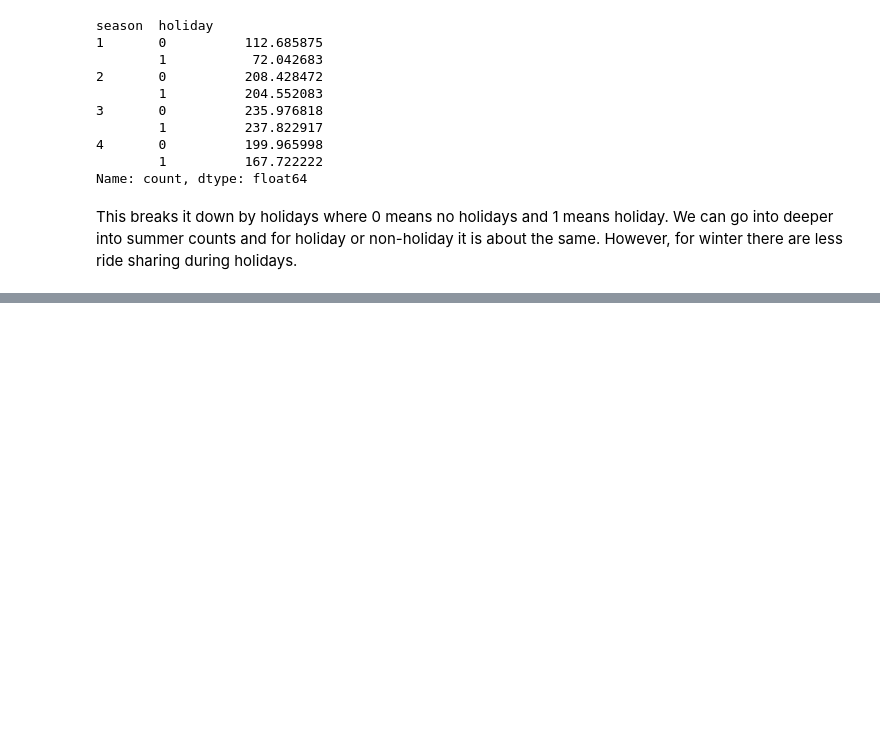
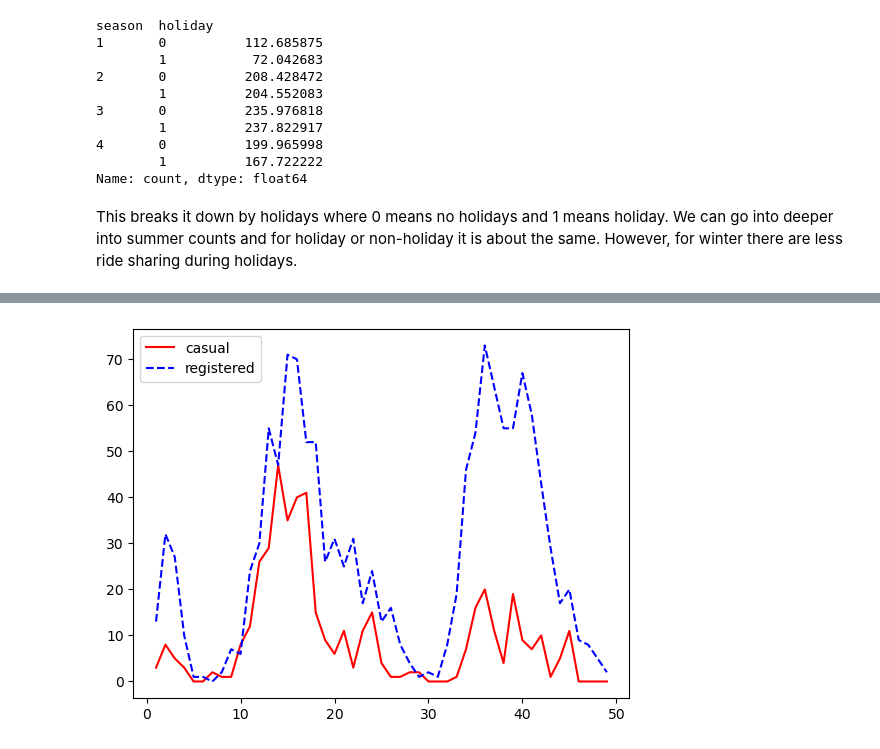
Before and after one commit to brieng314/DiveIntoDS, a Jupyter notebook: dive_into_DS.ipynb, the cells around one changed output, grey strips where cells are left out. Cells and saved outputs as stored; diff of their text form; code cells hidden in the pictures; blank space fills up the shorter version.

```diff
--- a/dive_into_DS.ipynb
+++ b/dive_into_DS.ipynb
@@ -131,0 +166,10 @@ This breaks it down by holidays where 0 means no holidays and 1 means holiday. W
+# %%
+#Going to play around other charts to get more insights
+plt.plot(hour_first48['instant'], hour_first48['casual'],c='red',label='casual',linestyle='-')
+plt.plot(hour_first48['instant'],\
+         hour_first48['registered'],c='blue',label='registered',linestyle='--')
+plt.legend()
+
+plt.show()
+# %% [output]
+[figure, added]
```
Also changed, not shown: parts of 11 cells of this notebook.
